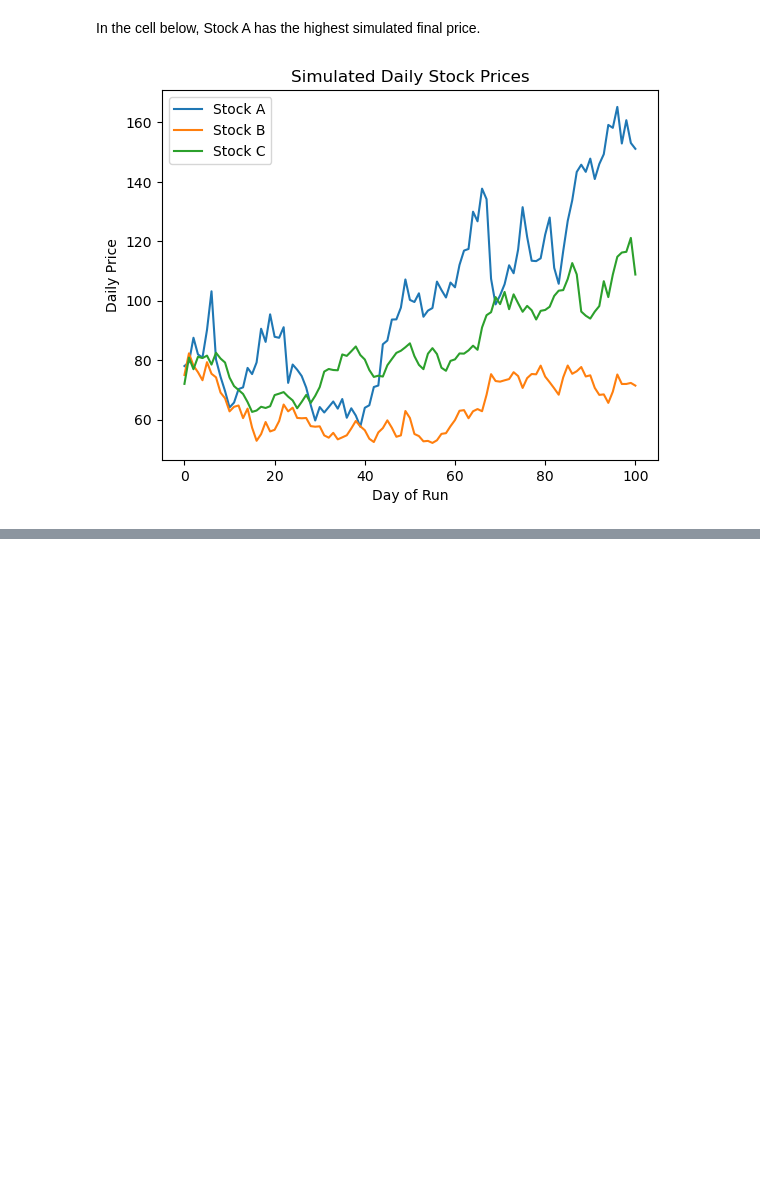
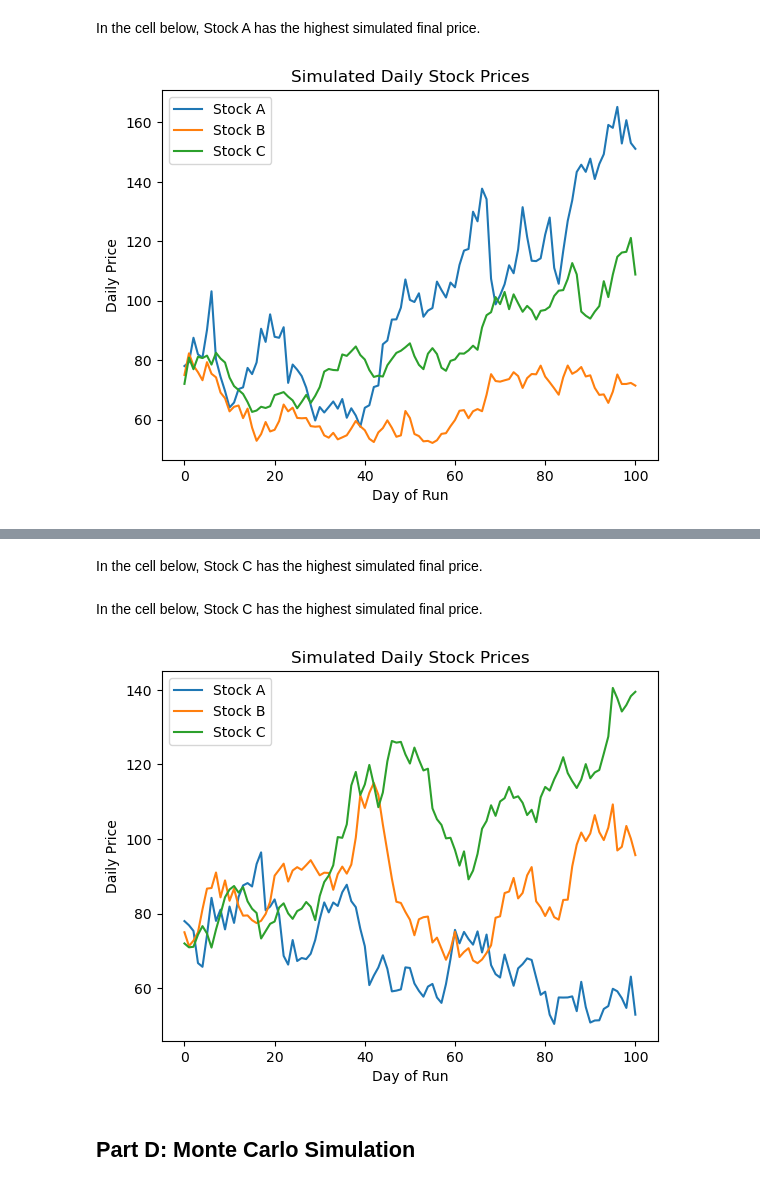
Before and after one commit to slylockfox/Maryville-DSCI-503-2, a Jupyter notebook: Project_02_Snyder.ipynb, the cells around one changed output, grey strips where cells are left out. Saved outputs shown, nothing was run; the diff lists cells and outputs as text; code cells hidden in the pictures; blank space fills up the shorter version.

```diff
--- a/Project_02_Snyder.ipynb
+++ b/Project_02_Snyder.ipynb
@@ -138,0 +148,11 @@ plt.show()
+# %% [markdown]
+In the cell below, Stock C has the highest simulated final price.
+# %% [markdown]
+In the cell below, Stock C has the highest simulated final price.
+# %%
+np.random.seed(314000)
+simulate_three_stocks()
+# %% [output]
+[figure, added]
+# %% [markdown]
+## Part D: Monte Carlo Simulation
```
Also changed, not shown: parts of 10 cells of this notebook.
